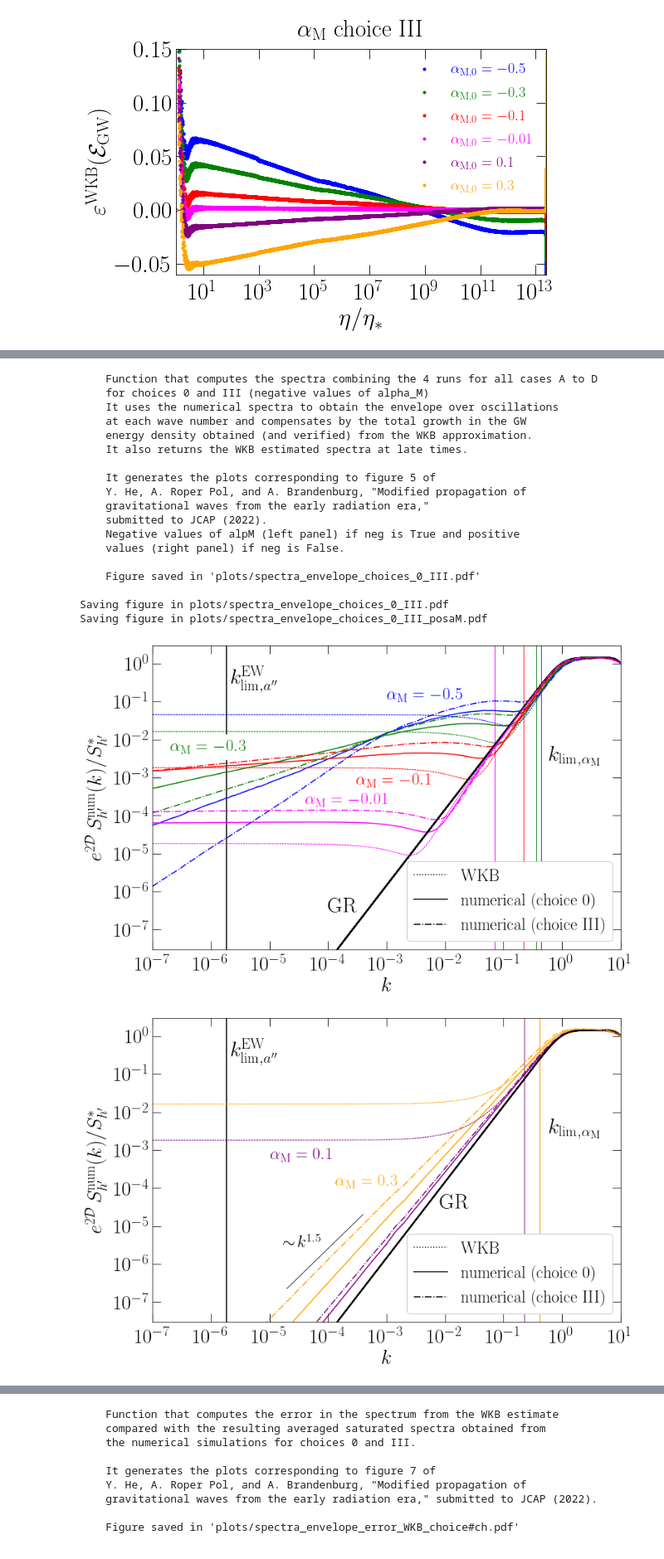
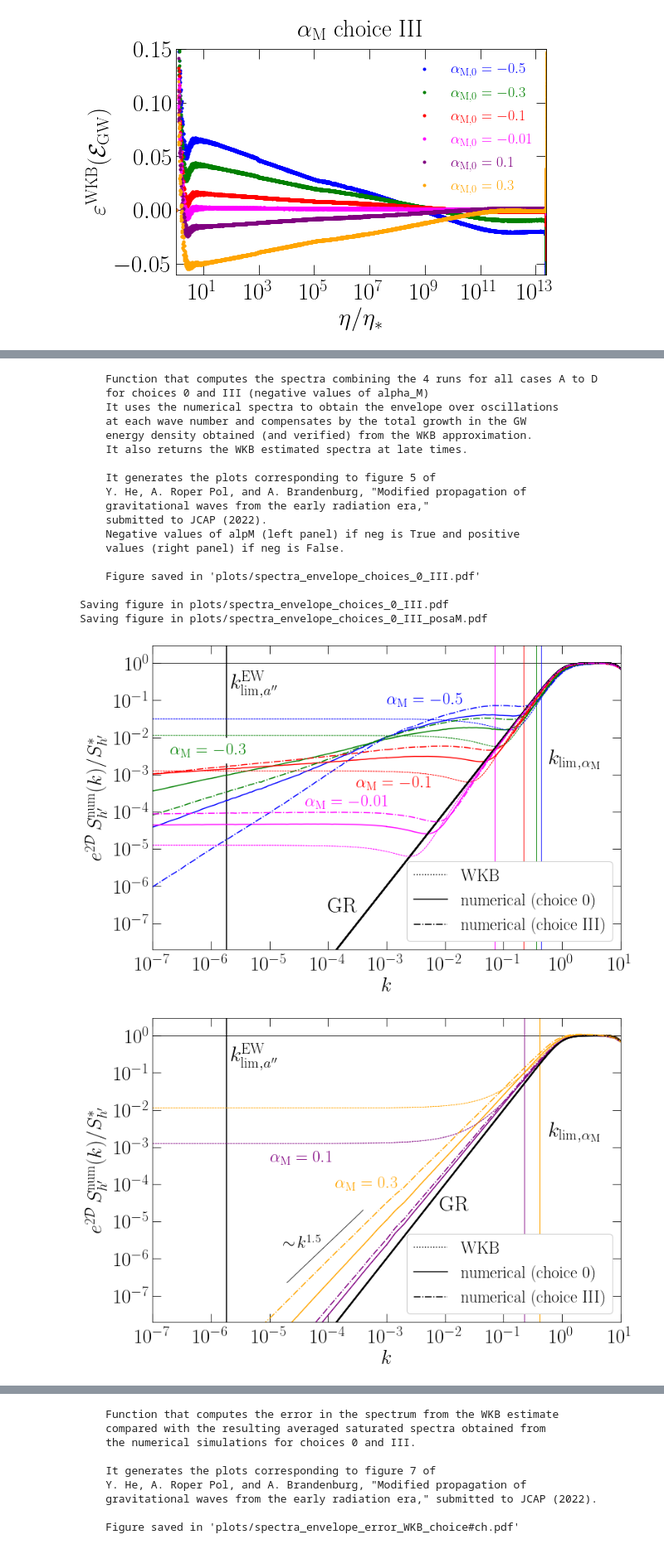
Before and after one commit to AlbertoRoper/GW_turbulence, a Jupyter notebook: horndeski/generate_horndeski.ipynb, the cells around one changed output, grey strips where cells are left out. Shown at 83% size. Cells and saved outputs as stored; diff of their text form; code cells hidden in the pictures.

```diff
--- a/horndeski/generate_horndeski.ipynb
+++ b/horndeski/generate_horndeski.ipynb
@@ -43,7 +43,7 @@ created: 01/12/2022
 ### the same directory as this notebook. Then, one needs to run the initialize_horndeski.ipynb
 ### notebook and finally set rd to False here to directly use the numerical results.
 
-rd = False
+rd = True
 if rd:
     runs_M0 = 0
     runs_M0_lowk = 0
@@ -189,7 +237,7 @@ gen.plot_late_time_WKB(save=True)
 # (by reading the results stored in the file)
 
 print(gen.time_evolution_WKB.__doc__)
-rd = False
+rd = True
 
 gS = co.thermal_g(T=T, s=1)
 ast = co.as_a0_rat(T=T, g=gS)
@@ -219,7 +267,7 @@ print(gen.plot_time_evolution_EGW.__doc__)
 # the Pencil Code by first downloading the numerical datasets (see above)
 # once this has been done, the files ts_#run.pkl can directly be read by setting
 # rd to True
-rd = False
+rd = True
 
 if rd:
     runs_M0 = 0
@@ -301,7 +349,7 @@ Saving figure plots/time_series_alpM_choiceIII_error_WKB.pdf
 print(gen.compute_all_spectra.__doc__)
 
 ## choice 0
-rd = False
+rd = True
 if rd:
     runs_M0 = 0
     runs_M0_lowk = 0
@@ -353,39 +401,39 @@ Saving results in pickle variable results/pos_alpM_sp_chII.pkl
 ## It has to be computed separately while reading the runs
 
 print(gen.plot_all_spectra.__doc__)
 
 # negative values of alpM
 gen.plot_all_spectra(neg_alpM_sp_ch0, neg=True, app=app_nn[0], ch='0', save=False,
-                     newf=True, lss='solid', txt=True, fact=3.5e-10)
+                     newf=True, lss='solid', txt=True, fact=5e-10)
 gen.plot_all_spectra(neg_alpM_sp_chIII, neg=True, app=app_nn[0], ch='III', save=True,
-                     newf=False, lss='-.', txt=True, fact=3.5e-10)
+                     newf=False, lss='-.', txt=True, fact=5e-10)
 
 # positive values of alpM
 gen.plot_all_spectra(pos_alpM_sp_ch0, neg=False, app=app_nn[0], ch='0', save=False,
-                     newf=True, lss='solid', txt=True, fact=3.5e-10)
+                     newf=True, lss='solid', txt=True, fact=5e-10)
 gen.plot_all_spectra(pos_alpM_sp_chIII, neg=False, app=app_nn[0], ch='III', save=True,
-                     newf=False, lss='-.', txt=True, fact=3.5e-10)
+                     newf=False, lss='-.', txt=True, fact=5e-10)
 # %% [output]
     Function that computes the spectra combining the 4 runs for all cases A to D
     for choices 0 and III (negative values of alpha_M)
     It uses the numerical spectra to obtain the envelope over oscillations
     at each wave number and compensates by the total growth in the GW
     energy density obtained (and verified) from the WKB approximation.
     It also returns the WKB estimated spectra at late times.
 
     It generates the plots corresponding to figure 5 of
     Y. He, A. Roper Pol, and A. Brandenburg, "Modified propagation of
     gravitational waves from the early radiation era,"
     submitted to JCAP (2022).
     Negative values of alpM (left panel) if neg is True and positive
     values (right panel) if neg is False.
 
     Figure saved in 'plots/spectra_envelope_choices_0_III.pdf'
 
 Saving figure in plots/spectra_envelope_choices_0_III.pdf
 Saving figure in plots/spectra_envelope_choices_0_III_posaM.pdf
-[figure, old version]
+[figure, new version]
-[figure, old version]
+[figure, new version]
 # %%
 print((gen.plot_all_spectra_norm.__doc__))
 
```
Also changed, not shown: parts of 17 cells of this notebook, 1 other file.
